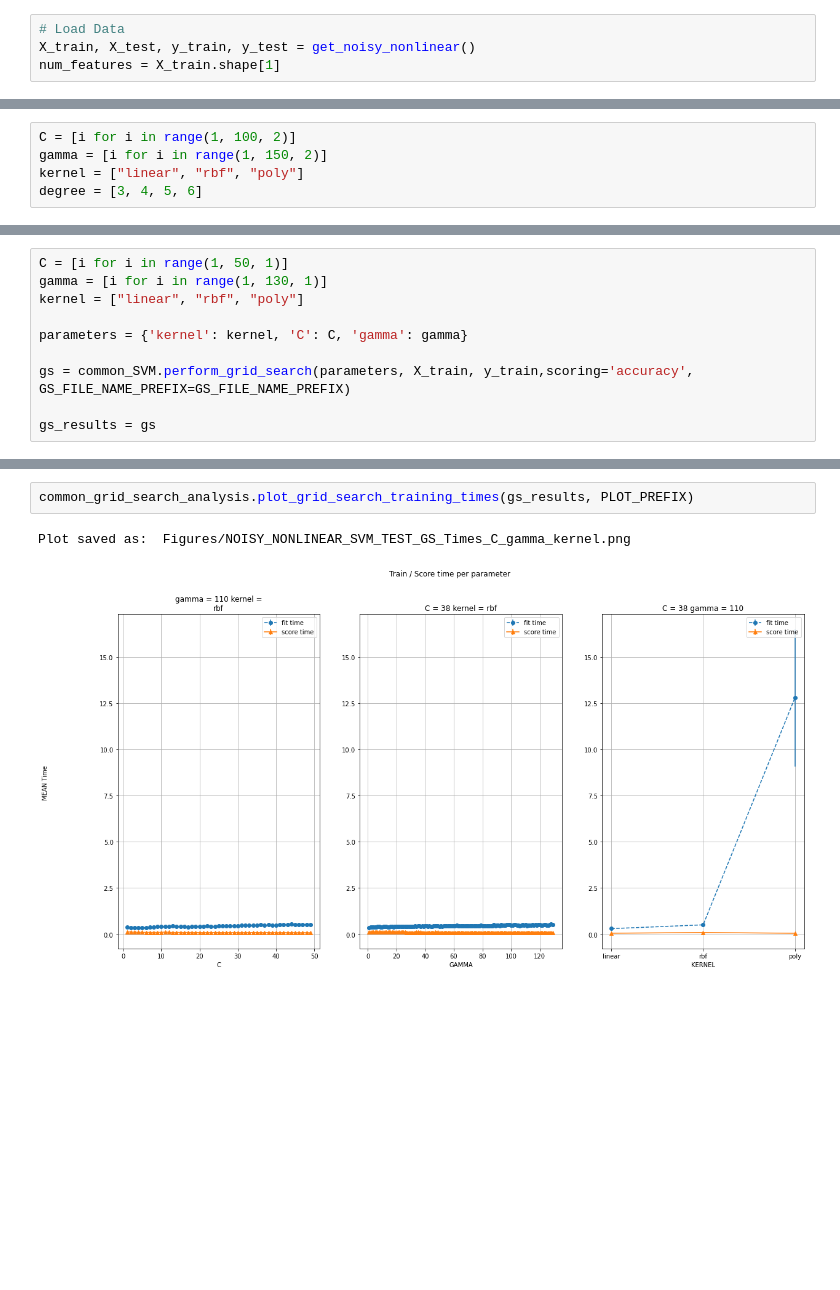
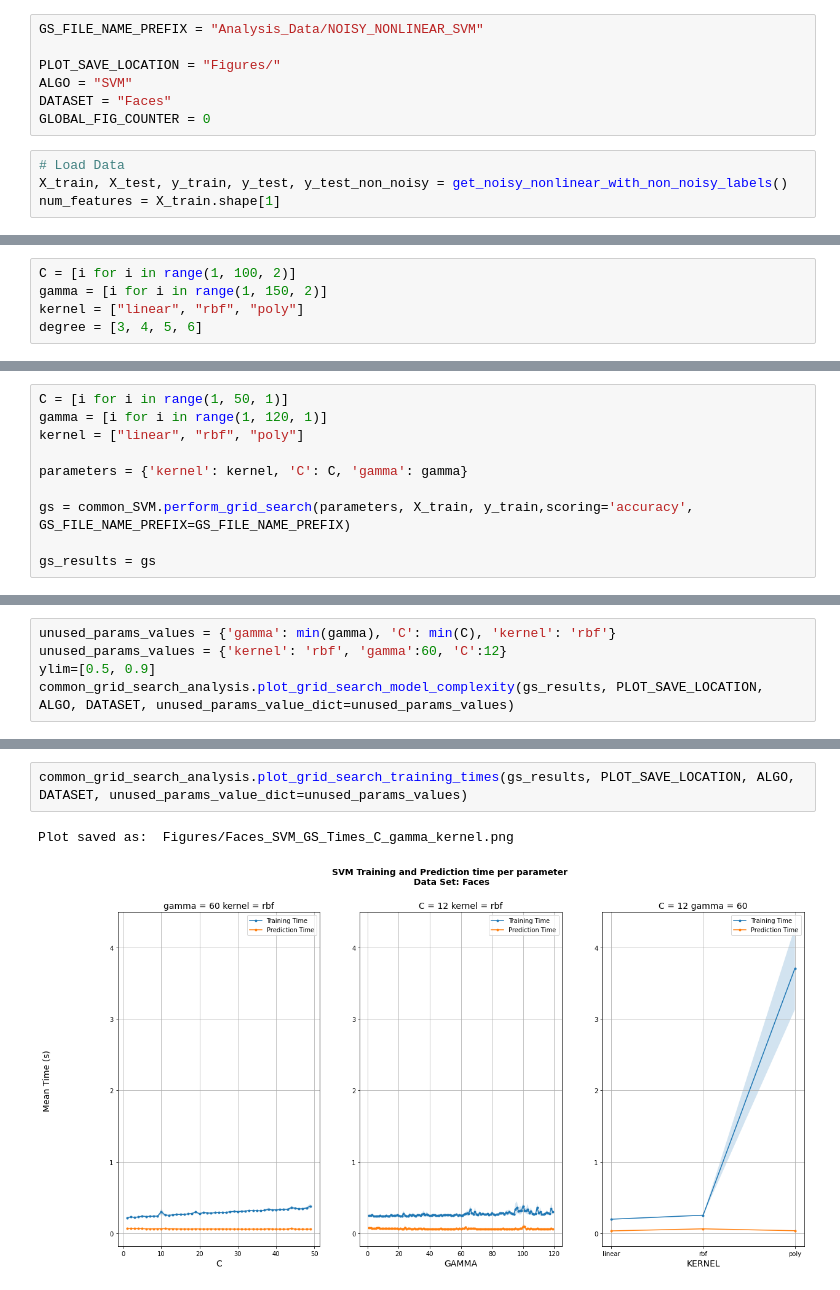
Before and after one commit to Inquisitive-ME/SupervisedLearning_Project_Code, a Jupyter notebook: SVMs/generated_noisy_nonlinear_SVM_analysis.ipynb, the cells around one changed output, grey strips where cells are left out. Cells and saved outputs as stored; diff of their text form; blank space fills up the shorter version.

```diff
--- a/SVMs/generated_noisy_nonlinear_SVM_analysis.ipynb
+++ b/SVMs/generated_noisy_nonlinear_SVM_analysis.ipynb
@@ -20,6 +15,13 @@ GS_FILE_NAME_PREFIX = "Analysis_Data/NOISY_NONLINEAR_SVM"
+# %%
+GS_FILE_NAME_PREFIX = "Analysis_Data/NOISY_NONLINEAR_SVM"
+
+PLOT_SAVE_LOCATION = "Figures/"
+ALGO = "SVM"
+DATASET = "Faces"
+GLOBAL_FIG_COUNTER = 0
 # %%
 # Load Data
-X_train, X_test, y_train, y_test = get_noisy_nonlinear()
+X_train, X_test, y_train, y_test, y_test_non_noisy = get_noisy_nonlinear_with_non_noisy_labels()
 num_features = X_train.shape[1]
 # %%
 # Start with Learning Curve on Default Classifier
@@ -59,6 +69,6 @@ TrainingCurves.plot_validation_curve(train_scores_mean, train_scores_std, test_s
 # %%
 C = [i for i in range(1, 50, 1)]
-gamma = [i for i in range(1, 130, 1)]
+gamma = [i for i in range(1, 120, 1)]
 kernel = ["linear", "rbf", "poly"]
 
 parameters = {'kernel': kernel, 'C': C, 'gamma': gamma}
@@ -85,0 +82,5 @@ Plot saved as:  Figures/NOISY_NONLINEAR_SVM_TEST_GS_ModelComplexity_C_gamma_kern
+# %%
+unused_params_values = {'gamma': min(gamma), 'C': min(C), 'kernel': 'rbf'}
+unused_params_values = {'kernel': 'rbf', 'gamma':60, 'C':12}
+ylim=[0.5, 0.9]
+common_grid_search_analysis.plot_grid_search_model_complexity(gs_results, PLOT_SAVE_LOCATION, ALGO, DATASET, unused_params_value_dict=unused_params_values)
@@ -86,5 +95,5 @@ Plot saved as:  Figures/NOISY_NONLINEAR_SVM_TEST_GS_ModelComplexity_C_gamma_kern
 # %%
-common_grid_search_analysis.plot_grid_search_training_times(gs_results, PLOT_PREFIX)
+common_grid_search_analysis.plot_grid_search_training_times(gs_results, PLOT_SAVE_LOCATION, ALGO, DATASET, unused_params_value_dict=unused_params_values)
 # %% [output]
-Plot saved as:  Figures/NOISY_NONLINEAR_SVM_TEST_GS_Times_C_gamma_kernel.png
+Plot saved as:  Figures/Faces_SVM_GS_Times_C_gamma_kernel.png
-[figure, old version]
+[figure, new version]
```
Also changed, not shown: parts of 17 cells of this notebook, 2 other files.
